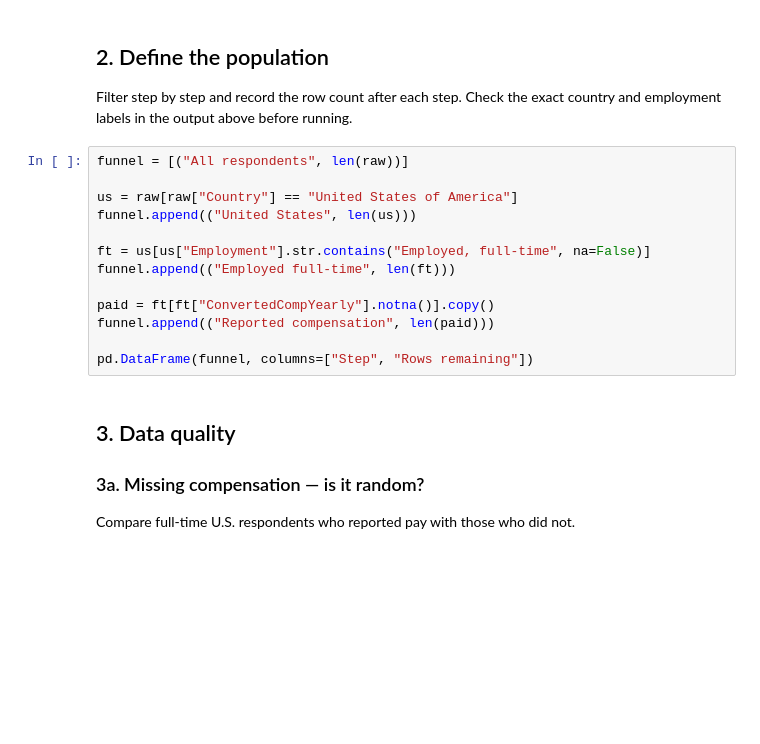
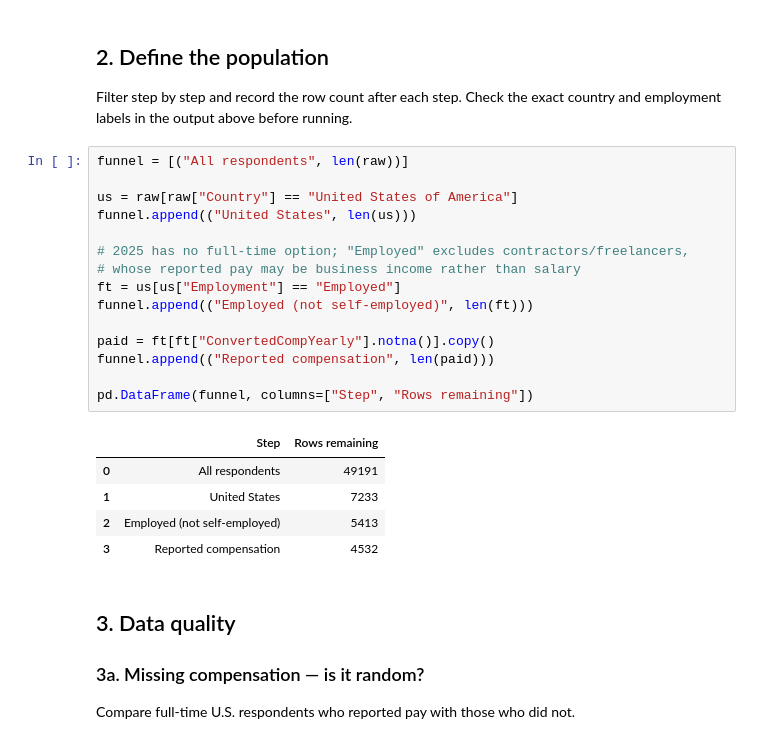
Before and after one commit to samia21-04/Developer_Compensation, a Jupyter notebook: notebooks/01_data_prep.ipynb, the cells around one changed output. Cells and saved outputs as stored; diff of their text form; blank space fills up the shorter version.

```diff
--- a/notebooks/01_data_prep.ipynb
+++ b/notebooks/01_data_prep.ipynb
@@ -40,16 +107,24 @@ Filter step by step and record the row count after each step. Check the exact co
 # %%
 funnel = [("All respondents", len(raw))]
 
 us = raw[raw["Country"] == "United States of America"]
 funnel.append(("United States", len(us)))
 
-ft = us[us["Employment"].str.contains("Employed, full-time", na=False)]
-funnel.append(("Employed full-time", len(ft)))
+# 2025 has no full-time option; "Employed" excludes contractors/freelancers,
+# whose reported pay may be business income rather than salary
+ft = us[us["Employment"] == "Employed"]
+funnel.append(("Employed (not self-employed)", len(ft)))
 
 paid = ft[ft["ConvertedCompYearly"].notna()].copy()
 funnel.append(("Reported compensation", len(paid)))
 
 pd.DataFrame(funnel, columns=["Step", "Rows remaining"])
+# %% [output]
+|  | Step | Rows remaining |
+| 0 | All respondents | 49191 |
+| 1 | United States | 7233 |
+| 2 | Employed (not self-employed) | 5413 |
+| 3 | Reported compensation | 4532 |
 # %% [markdown]
 ## 3. Data quality
 ### 3a. Missing compensation — is it random?
```
Also changed, not shown: parts of 25 cells of this notebook, 1 other file.
